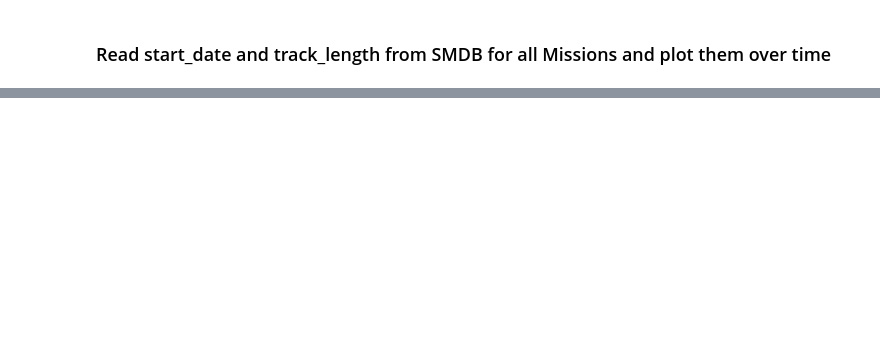
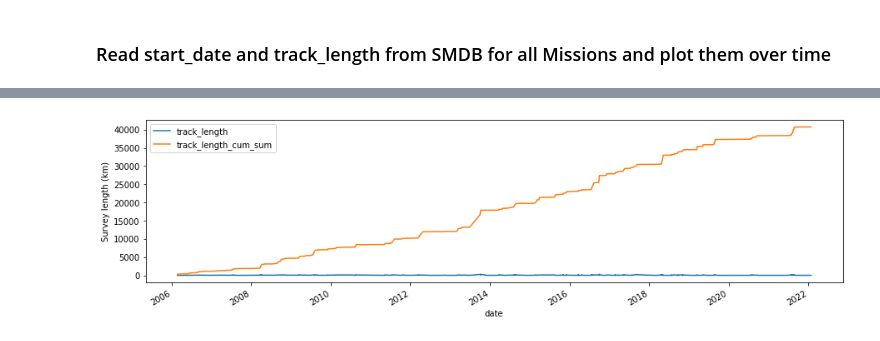
Before and after one commit to mbari-org/SeafloorMappingDB, a Jupyter notebook: smdb/notebooks/1.0-mpm-track_lengths.ipynb, the cells around one changed output, grey strips where cells are left out. Saved outputs shown, nothing was run; the diff lists cells and outputs as text; code cells hidden in the pictures; blank space fills up the shorter version.

Commit message:
Execution with better cleanup and plotting

```diff
--- a/smdb/notebooks/1.0-mpm-track_lengths.ipynb
+++ b/smdb/notebooks/1.0-mpm-track_lengths.ipynb
@@ -96,14 +92,0 @@ Number of Missions after removing duplicate multibeam/lidar tracks: 712
-# %%
-# Inspect and do some clean up
-
-# Drop bad Arctic Mission: https://smdb.shore.mbari.org/missions/mappingauvops2013-20130928m1/
-df.drop(df[df.name == 'MappingAUVOps2013/20130928m1'].index, inplace=True)
-
-# Drop old big ABE mission: https://smdb.shore.mbari.org/missions/mappingauvops2010-200509endeavourabe/
-df.drop(df[df.name == 'MappingAUVOps2010/200509EndeavourABE'].index, inplace=True)
-
-df.loc[df['track_length'].idxmax()]
-length_km = df['track_length'] / 1000.0
-length_km_cum_sum = df['track_length_cum_sum'] / 1000.0
-length_km.plot(ylabel="track_length (km)", figsize=(15,4))
-length_km_cum_sum.plot(ylabel="track_length_cum_sum (km)", figsize=(15,4))
@@ -112,0 +93,7 @@ length_km_cum_sum.plot(ylabel="track_length_cum_sum (km)", figsize=(15,4))
+# %%
+# List and remove non-MBARI and test Missions
+df_non_mbari = df[df["name"].str.contains("ABE|sentry|test")]
+df = df[~df["name"].str.contains("ABE|sentry|test")]
+pd.set_option('max_colwidth', 400)
+print(f"Removing these {len(df_non_mbari)} non-MBARI and test Missions:")
+df_non_mbari
@@ -112,0 +143,9 @@ length_km_cum_sum.plot(ylabel="track_length_cum_sum (km)", figsize=(15,4))
+# %%
+# Keep Missions with track_lengths < 300 km
+df = df[df['track_length'] < 300]
+# %%
+# Plot and export to csv
+df.plot(ylabel="Survey length (km)", figsize=(15,4))
+df.to_csv("smdb_track_lengths.csv")
+# %% [output]
+[figure, added]
```
Also changed, not shown: parts of 5 cells of this notebook.
